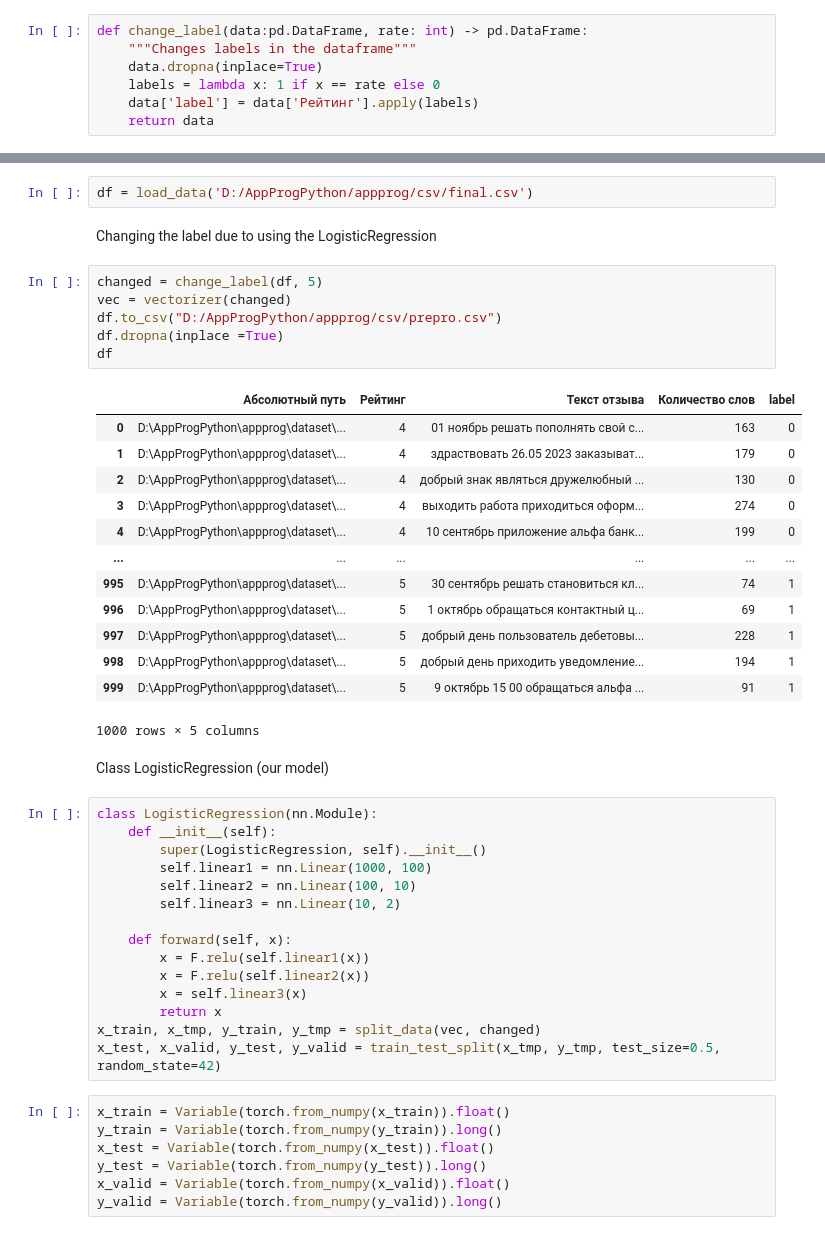
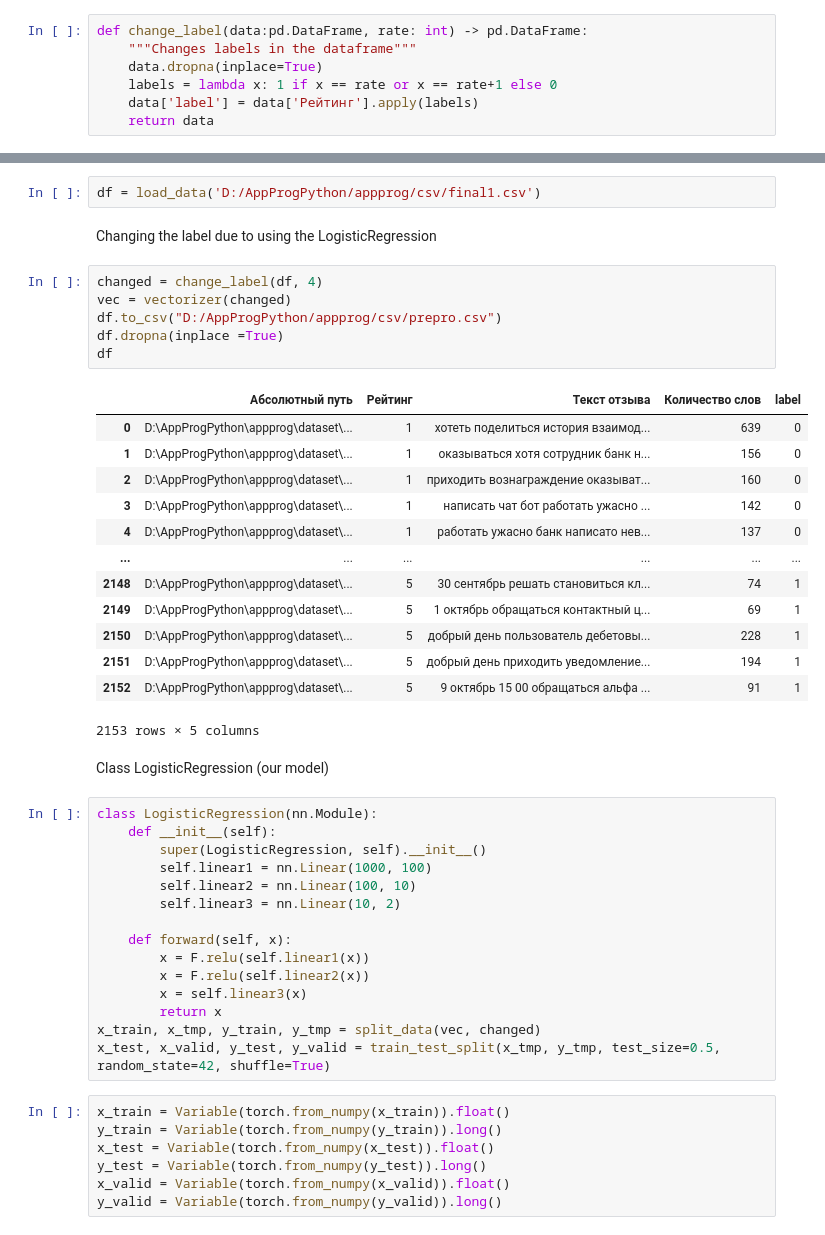
Before and after one commit to itsecd/python, a Jupyter notebook: Lab5/main.ipynb, the cells around one changed output, grey strips where cells are left out. Drawn from its saved outputs; the diff is of its cells as text.

Commit message:
installed another dataset

```diff
--- a/Lab5/main.ipynb
+++ b/Lab5/main.ipynb
@@ -39,7 +39,7 @@ def visualization(epochs, train_losses, valid_losses, train_accuracy, valid_accu
 def change_label(data:pd.DataFrame, rate: int) -> pd.DataFrame:
     """Changes labels in the dataframe"""
     data.dropna(inplace=True)
-    labels = lambda x: 1 if x == rate else 0
+    labels = lambda x: 1 if x == rate or x == rate+1 else 0
     data['label'] = data['Рейтинг'].apply(labels)
     return data
 # %%
@@ -63,29 +63,29 @@ def split_data(all_data, df:pd.DataFrame):
 # %% [markdown]
 Loading dataset
 # %%
-df = load_data('D:/AppProgPython/appprog/csv/final.csv')
+df = load_data('D:/AppProgPython/appprog/csv/final1.csv')
 # %% [markdown]
 Changing the label due to using the LogisticRegression
 # %%
-changed = change_label(df, 5)
+changed = change_label(df, 4)
 vec = vectorizer(changed)
 df.to_csv("D:/AppProgPython/appprog/csv/prepro.csv")
 df.dropna(inplace =True)
 df
 # %% [output]
 |  | Абсолютный путь | Рейтинг | Текст отзыва | Количество слов | label |
-| 0 | D:\AppProgPython\appprog\dataset\... | 4 | 01 ноябрь решать пополнять свой с... | 163 | 0 |
-| 1 | D:\AppProgPython\appprog\dataset\... | 4 | здраствовать 26.05 2023 заказыват... | 179 | 0 |
-| 2 | D:\AppProgPython\appprog\dataset\... | 4 | добрый знак являться дружелюбный ... | 130 | 0 |
-| 3 | D:\AppProgPython\appprog\dataset\... | 4 | выходить работа приходиться оформ... | 274 | 0 |
-| 4 | D:\AppProgPython\appprog\dataset\... | 4 | 10 сентябрь приложение альфа банк... | 199 | 0 |
+| 0 | D:\AppProgPython\appprog\dataset\... | 1 | хотеть поделиться история взаимод... | 639 | 0 |
+| 1 | D:\AppProgPython\appprog\dataset\... | 1 | оказываться хотя сотрудник банк н... | 156 | 0 |
+| 2 | D:\AppProgPython\appprog\dataset\... | 1 | приходить вознаграждение оказыват... | 160 | 0 |
+| 3 | D:\AppProgPython\appprog\dataset\... | 1 | написать чат бот работать ужасно ... | 142 | 0 |
+| 4 | D:\AppProgPython\appprog\dataset\... | 1 | работать ужасно банк написато нев... | 137 | 0 |
 | ... | ... | ... | ... | ... | ... |
-| 995 | D:\AppProgPython\appprog\dataset\... | 5 | 30 сентябрь решать становиться кл... | 74 | 1 |
-| 996 | D:\AppProgPython\appprog\dataset\... | 5 | 1 октябрь обращаться контактный ц... | 69 | 1 |
-| 997 | D:\AppProgPython\appprog\dataset\... | 5 | добрый день пользователь дебетовы... | 228 | 1 |
-| 998 | D:\AppProgPython\appprog\dataset\... | 5 | добрый день приходить уведомление... | 194 | 1 |
-| 999 | D:\AppProgPython\appprog\dataset\... | 5 | 9 октябрь 15 00 обращаться альфа ... | 91 | 1 |
+| 2148 | D:\AppProgPython\appprog\dataset\... | 5 | 30 сентябрь решать становиться кл... | 74 | 1 |
+| 2149 | D:\AppProgPython\appprog\dataset\... | 5 | 1 октябрь обращаться контактный ц... | 69 | 1 |
+| 2150 | D:\AppProgPython\appprog\dataset\... | 5 | добрый день пользователь дебетовы... | 228 | 1 |
+| 2151 | D:\AppProgPython\appprog\dataset\... | 5 | добрый день приходить уведомление... | 194 | 1 |
+| 2152 | D:\AppProgPython\appprog\dataset\... | 5 | 9 октябрь 15 00 обращаться альфа ... | 91 | 1 |
-1000 rows × 5 columns
+2153 rows × 5 columns
 # %% [markdown]
 Class LogisticRegression (our model)
 # %%
@@ -102,7 +102,7 @@ class LogisticRegression(nn.Module):
         x = self.linear3(x)
         return x
 x_train, x_tmp, y_train, y_tmp = split_data(vec, changed)
-x_test, x_valid, y_test, y_valid = train_test_split(x_tmp, y_tmp, test_size=0.5, random_state=42)
+x_test, x_valid, y_test, y_valid = train_test_split(x_tmp, y_tmp, test_size=0.5, random_state=42, shuffle=True)
 # %%
 x_train = Variable(torch.from_numpy(x_train)).float()
 y_train = Variable(torch.from_numpy(y_train)).long()
```
Also changed, not shown: parts of 5 cells of this notebook, 1 other file.
